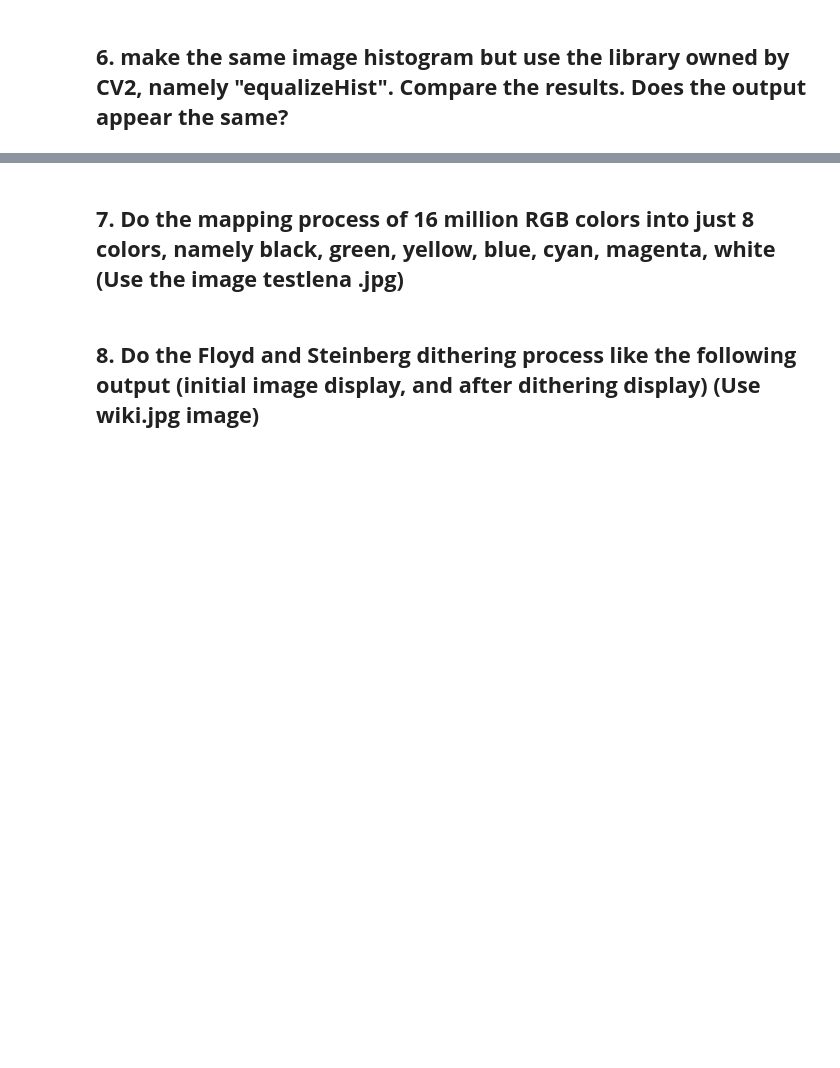
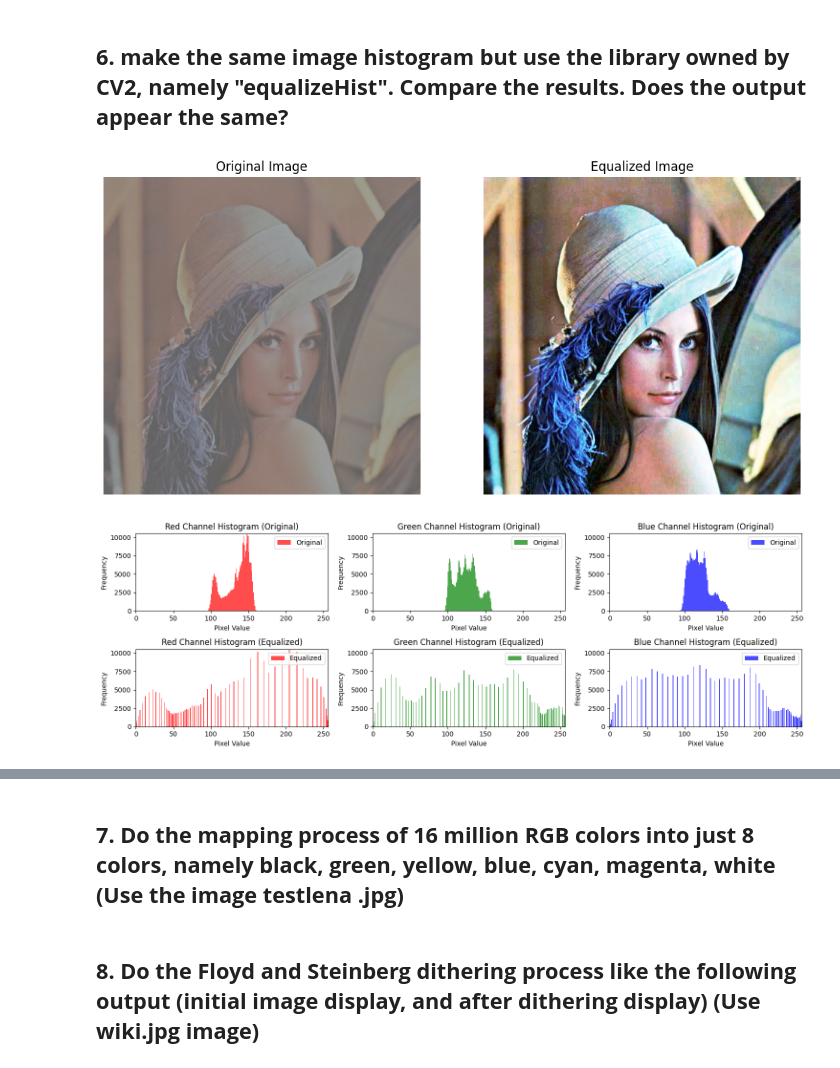
Before and after one commit to frcaulia/dicv_odd_2023, a Jupyter notebook: Week6.ipynb, the cells around one changed output, grey strips where cells are left out. Saved outputs shown, nothing was run; the diff lists cells and outputs as text; code cells hidden in the pictures; blank space fills up the shorter version.

```diff
--- a/Week6.ipynb
+++ b/Week6.ipynb
@@ -340,2 +169,65 @@ plt.show()
 # %% [markdown]
 ## **6. make the same image histogram but use the library owned by CV2, namely "equalizeHist". Compare the results. Does the output appear the same?**
+# %%
+import cv2
+import matplotlib.pyplot as plt
+
+# Load the image
+img = cv2.imread('/content/drive/MyDrive/Images/lena_lc.jpg')
+
+# Split the image into its color channels
+b, g, r = cv2.split(img)
+
+# Apply histogram equalization to each color channel
+equalized_r = cv2.equalizeHist(r)
+equalized_g = cv2.equalizeHist(g)
+equalized_b = cv2.equalizeHist(b)
+
+# Create the equalized color image by merging the equalized channels
+equalized_img = cv2.merge([equalized_b, equalized_g, equalized_r])
+
+# Display the original and equalized color images
+plt.figure(figsize=(12, 6))
+
+plt.subplot(1, 2, 1)
+plt.imshow(cv2.cvtColor(img, cv2.COLOR_BGR2RGB))
+plt.title('Original Image')
+plt.axis('off')
+
+plt.subplot(1, 2, 2)
+plt.imshow(cv2.cvtColor(equalized_img, cv2.COLOR_BGR2RGB))
+plt.title('Equalized Image')
+plt.axis('off')
+
+plt.show()
+
+# Calculate and display the histograms of the original and equalized color channels
+plt.figure(figsize=(15, 5))
+
+channel_names = ('Red', 'Green', 'Blue')
+
+for i, (channel, eq_channel) in enumerate(zip((r, g, b), (equalized_r, equalized_g, equalized_b))):
+    plt.subplot(2, 3, i + 1)
+    plt.hist(channel.ravel(), 256, [0, 256], color=channel_names[i][0].lower(), alpha=0.7, label='Original')
+    plt.title(f'{channel_names[i]} Channel Histogram (Original)')
+    plt.xlim([0, 256])
+    plt.ylim([0, 10500])  # Adjust the y-axis limit to 10,500
+    plt.xlabel('Pixel Value')
+    plt.ylabel('Frequency')
+    plt.legend(loc='upper right')
+
+for i, eq_channel in enumerate((equalized_r, equalized_g, equalized_b)):
+    plt.subplot(2, 3, i + 4)
+    plt.hist(eq_channel.ravel(), 256, [0, 256], color=channel_names[i][0].lower(), alpha=0.7, label='Equalized')
+    plt.title(f'{channel_names[i]} Channel Histogram (Equalized)')
+    plt.xlim([0, 256])
+    plt.ylim([0, 10500])  # Adjust the y-axis limit to 10,500
+    plt.xlabel('Pixel Value')
+    plt.ylabel('Frequency')
+    plt.legend(loc='upper right')
+
+plt.tight_layout()
+plt.show()
+# %% [output]
+[figure, added]
+[figure, added]
```
Also changed, not shown: parts of 5 cells of this notebook.
